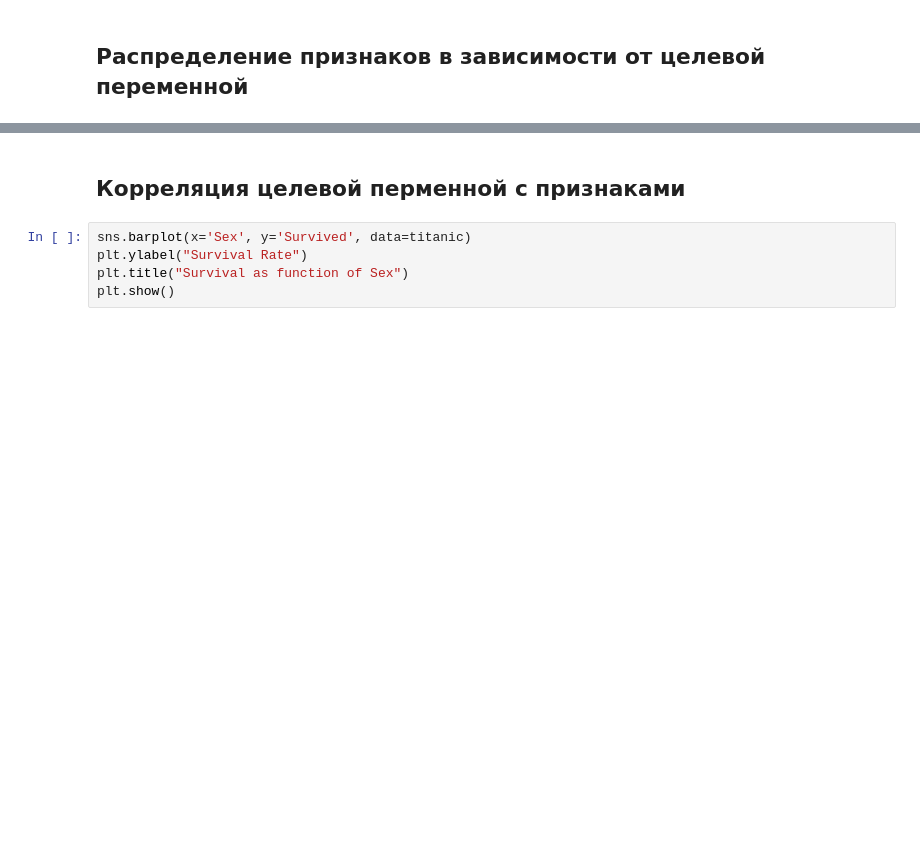
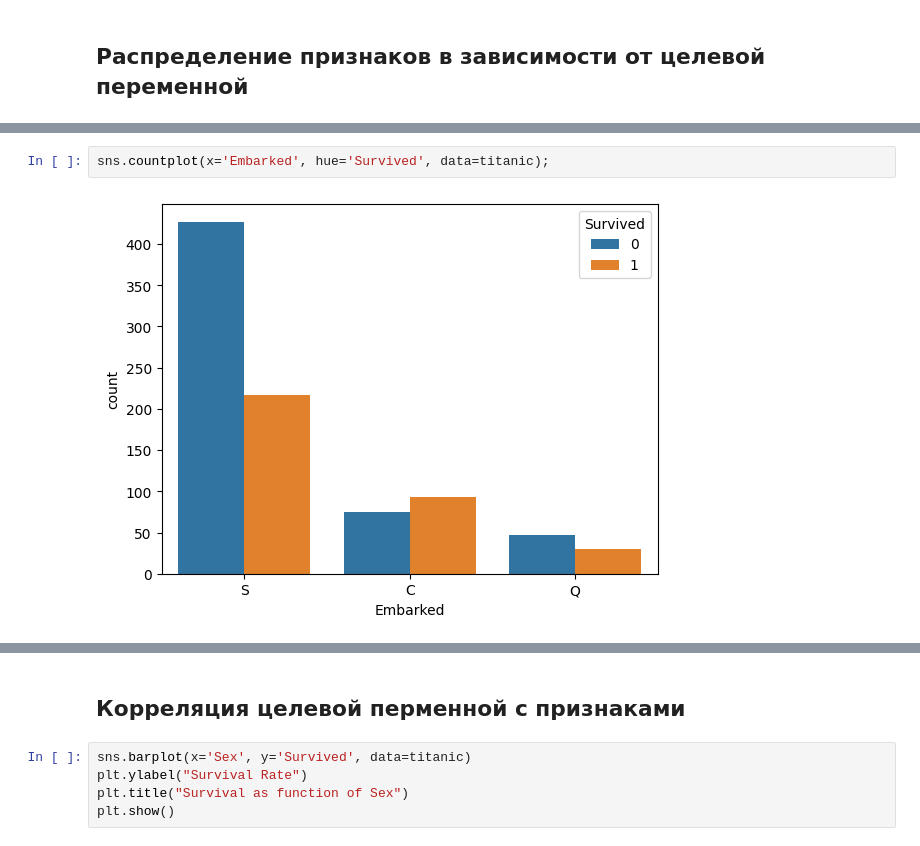
Before and after one commit to sdukshis/otus-ml-skel, a Jupyter notebook: notebook/EDA.ipynb, the cells around one changed output, grey strips where cells are left out. Drawn from its saved outputs; the diff is of its cells as text; blank space fills up the shorter version.

```diff
--- a/notebook/EDA.ipynb
+++ b/notebook/EDA.ipynb
@@ -68,3 +68,7 @@ sns.countplot(x='Pclass', hue='Survived', data=titanic);
+# %%
+sns.countplot(x='Embarked', hue='Survived', data=titanic);
+# %% [output]
+[figure, added]
 # %%
 sns.countplot(x='Embarked', hue='Survived', data=titanic);
 # %% [output]
```
Also changed, not shown: parts of 12 cells of this notebook.
